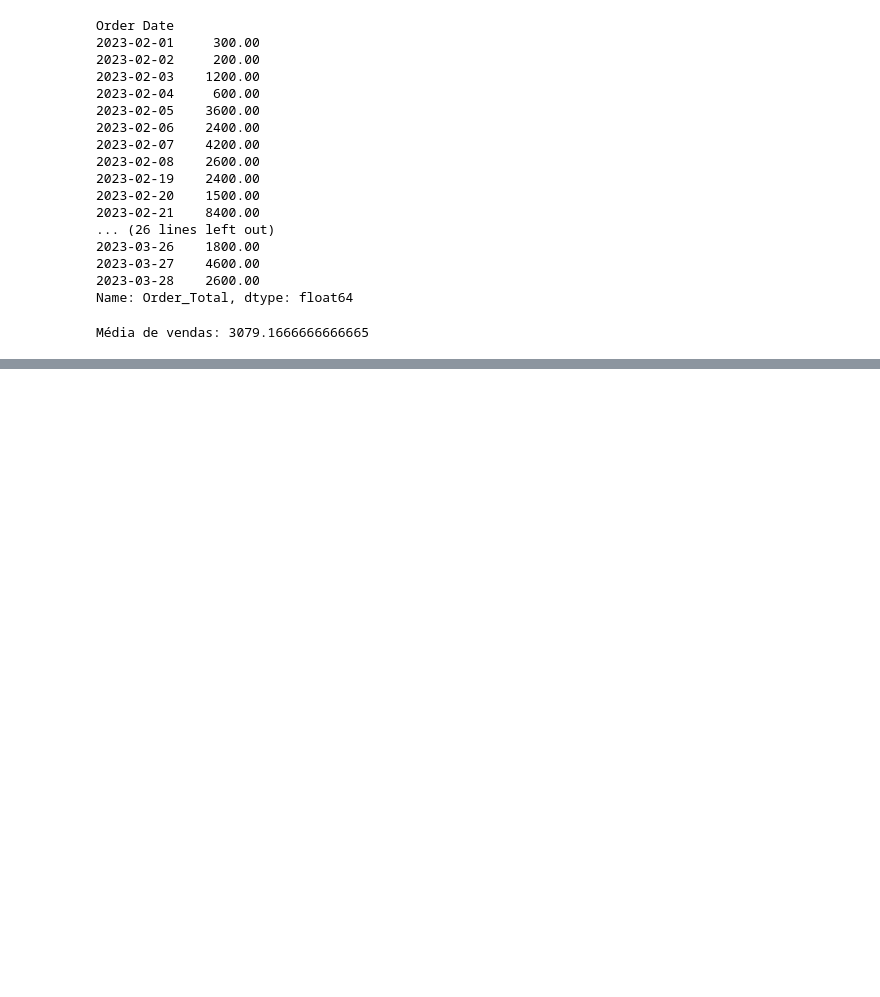
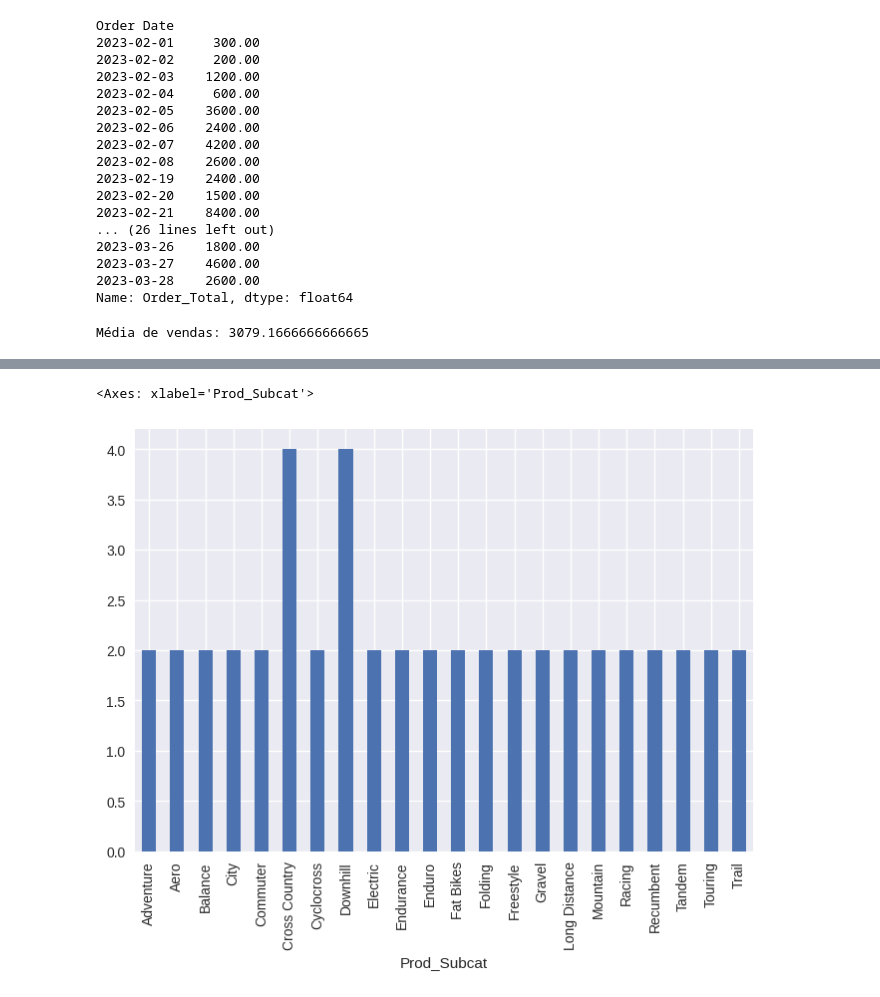
Before and after one commit to cibelemoraes/Ci-ncia-de-dados, a Jupyter notebook: Análise_Exploratória_Pandas.ipynb, the cells around one changed output, grey strips where cells are left out. Saved outputs shown, nothing was run; the diff lists cells and outputs as text; code cells hidden in the pictures; blank space fills up the shorter version.

```diff
--- a/Análise_Exploratória_Pandas.ipynb
+++ b/Análise_Exploratória_Pandas.ipynb
@@ -102,0 +166,7 @@ Média de vendas: 3079.1666666666665
+# %%
+#Número de pedidos por subcategoria de produto
+
+df.groupby('Prod_Subcat')['Order_ID'].count().plot(kind='bar')
+# %% [output]
+<Axes: xlabel='Prod_Subcat'>
+[figure, added]
```
Also changed, not shown: parts of 9 cells of this notebook.
